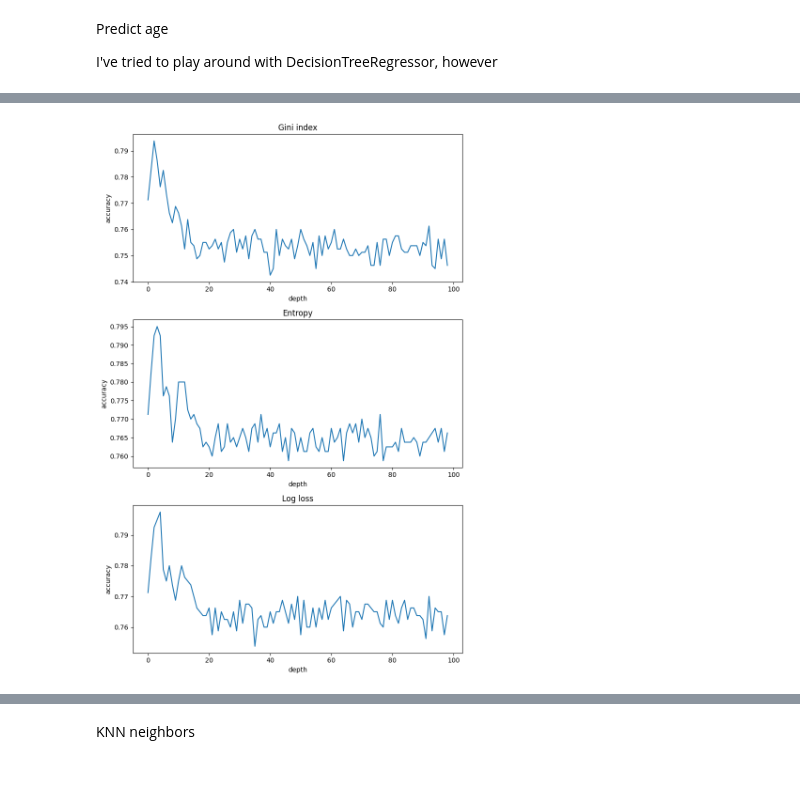
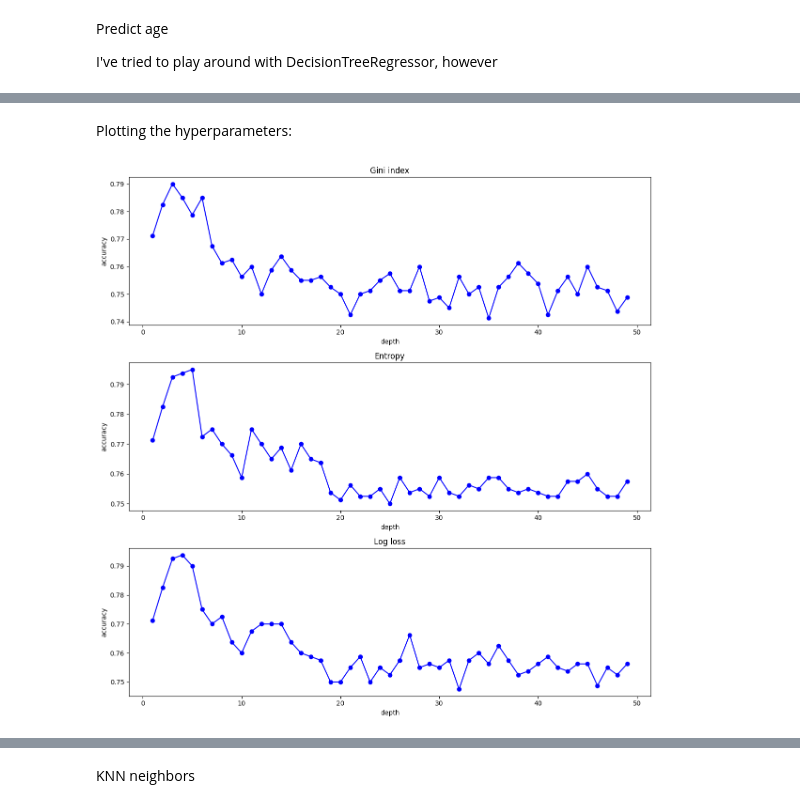
Before and after one commit to rikivols/machine_learning_exercises, a Jupyter notebook: 01/homework_01.ipynb, the cells around one changed output, grey strips where cells are left out. Cells and saved outputs as stored; diff of their text form; code cells hidden in the pictures; blank space fills up the shorter version.

```diff
--- a/01/homework_01.ipynb
+++ b/01/homework_01.ipynb
@@ -321,14 +339,13 @@ def process_data(df: pandas.DataFrame) -> pandas.DataFrame:
 
     df = df.drop("home.dest", axis=1)
 
-    # get dummies out of all nominal values
+    # since all the data that are object are nominal now, we can apply one-hot encoding at the end to get the dummy values.
     df = pd.get_dummies(df)
 
     return df
 
-df = pd.read_csv('data.csv')
-df = process_data(df)
+Xtrain = process_data(Xtrain)
 
-df
+Xtrain
 # df["title"].value_counts()
 # %% [output]
@@ -472,12 +452,0 @@ Since we're
-# %%
-
-# split the data into X and Y
-Xtrain, Xtest, Ytrain, Ytest = train_test_split(
-    df.drop('survived', axis=1), df.survived, test_size=0.2, random_state=random_seed
-)
-
-Xtrain = pd.DataFrame(scaler.fit_transform(Xtrain), index=Xtrain.index, columns=Xtrain.columns)
-
-# normalize the values we're using to predict
-# Xtrain = scaler.fit_transform(Xtrain)
-Xtest = scaler.fit_transform(Xtest)
@@ -490,7 +483,6 @@ def cross_validate(parameters, model_class: Callable):
 
     val_metric = []
     for params in param_comb:
-        print(params)
         clf = model_class(**params)
         # cross validation
         fold_acc = cross_val_score(clf, Xtrain, Ytrain, cv=5)
@@ -503,7 +495,7 @@ def cross_validate(parameters, model_class: Callable):
 
     return best_params, best_score, val_metric
 
-decision_tree_max_depth = 100
+decision_tree_max_depth = 50
 
 param_grid = {
     'max_depth': range(1, decision_tree_max_depth),
@@ -532,21 +508,23 @@ Cross validation completed for <class 'sklearn.tree._classes.DecisionTreeClassif
+# %% [markdown]
+Plotting the hyperparameters:
 # %%
-fig, ax = plt.subplots(3, 1, figsize=(8, 12))
+fig, ax = plt.subplots(3, 1, figsize=(12, 12))
 
-ax[0].plot(all_metrics[:decision_tree_max_depth-1])
+ax[0].plot(range(1, decision_tree_max_depth), all_metrics[:decision_tree_max_depth-1], 'ob-')
 ax[0].set_title('Gini index')
 ax[0].set_xlabel('depth')
 ax[0].set_ylabel('accuracy')
 
-ax[1].plot(all_metrics[decision_tree_max_depth-1:decision_tree_max_depth*2-2])
+ax[1].plot(range(1, decision_tree_max_depth), all_metrics[decision_tree_max_depth-1:decision_tree_max_depth*2-2], 'ob-')
 ax[1].set_title('Entropy')
 ax[1].set_xlabel('depth')
 ax[1].set_ylabel('accuracy')
 
-ax[2].plot(all_metrics[decision_tree_max_depth*2-2:])
+ax[2].plot(range(1, decision_tree_max_depth), all_metrics[decision_tree_max_depth*2-2:], 'ob-')
 ax[2].set_title('Log loss')
 ax[2].set_xlabel('depth')
 ax[2].set_ylabel('accuracy')
 
 plt.tight_layout()
 # %% [output]
-[figure, old version]
+[figure, new version]
```
Also changed, not shown: parts of 39 cells of this notebook.
